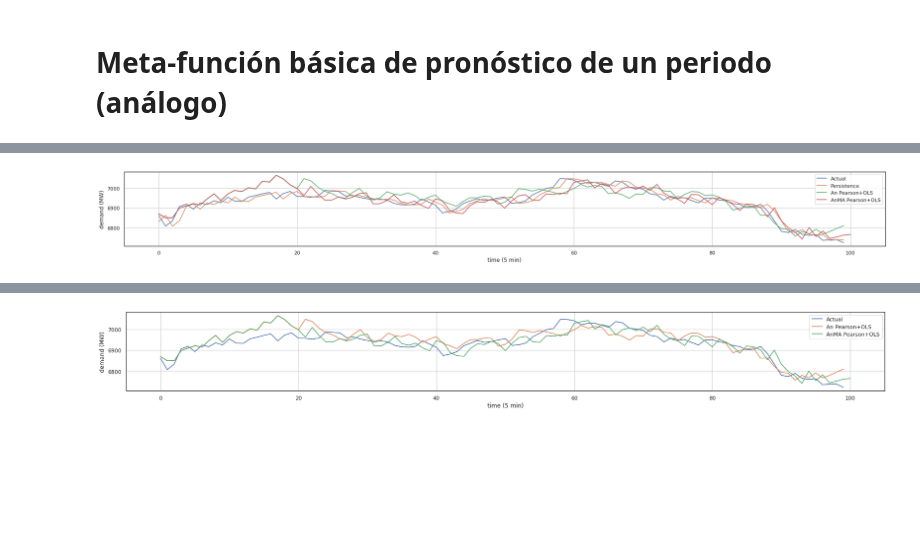
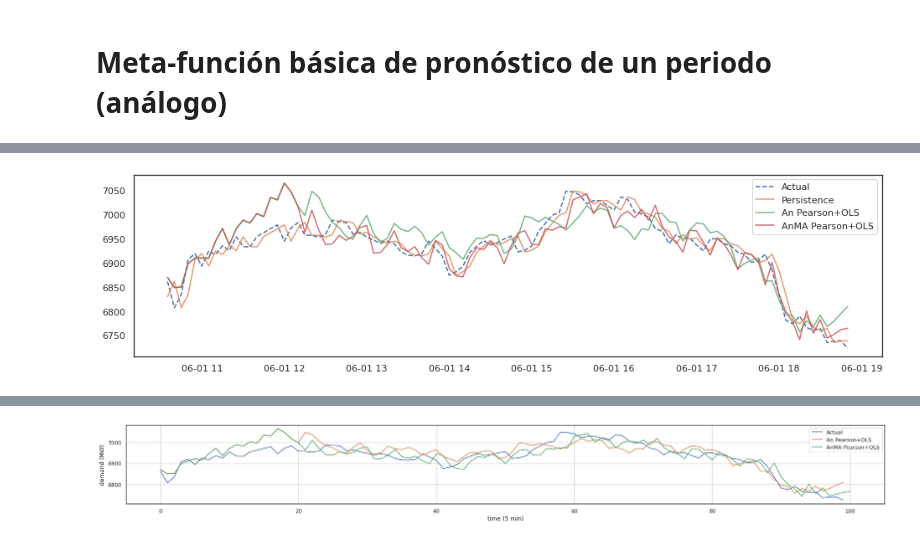
Before and after one commit to urieliram/statistical, a Jupyter notebook: Analog2.ipynb, the cells around one changed output, grey strips where cells are left out. Saved outputs shown, nothing was run; the diff lists cells and outputs as text; code cells hidden in the pictures; blank space fills up the shorter version.

```diff
--- a/Analog2.ipynb
+++ b/Analog2.ipynb
@@ -837,7 +876,7 @@ for to,tt,tf in positions_test:
 # %%
 test_ = []
 for to,tt,tf in positions_test:
-      test_ = test_+serie[tt:tf]
+      test_ = test_+serie1[tt:tf]
 print(len(forecast_))
 print(len(test_))
 # %% [output]
@@ -861,7 +900,7 @@ for to,tt,tf in positions_test:
     j=0
     for i in range(tt,tf,n_p):
         t_o = time.time()
-        forecast2_=forecast2_+persistent(serie[to+j:tt+j],n_p)
+        forecast2_=forecast2_+persistent(serie1[to+j:tt+j],n_p)
         time2_.append(time.time() - t_o)
         j=j+n_p
     modu=(tf-tt)%n_p
@@ -920,7 +959,7 @@ for to,tt,tf in positions_test:
         tol   = 0.8 ## tol: porcentaje de tolerancia de cercania entre vecinos
         d     = 'pearson'
         m     = 'OLSstep'
-        X_train = numpy.array(serie[to+j:tt+j])
+        X_train = numpy.array(serie1[to+j:tt+j])
 
         try:
             pred_, t_sel_, t_reg_, fail_ = analogo_knn(X_train, vsele=vsele, k=k, tol=tol, typedist=d, typereg=m, verbose=False)
@@ -938,7 +977,7 @@ for to,tt,tf in positions_test:
         if j >= 20 :
             print(nn)
             array1 = np.array(forecast3_[nn:-n_p])
-            array2 = np.array(serie[tt:tt+j])
+            array2 = np.array(serie1[tt:tt+j])
             epsilon = np.subtract(array1,array2)
             ar = AutoReg(epsilon, lags=1).fit()
             delta = ar.forecast(1)
@@ -1011,13 +1024,22 @@ if False:
-# %%
-fig, ax = plt.subplots(figsize=(30,3))
-ax.plot(test_,      label='Actual')
-ax.plot(forecast_ , label='Persistence')
-ax.plot(forecast3_, label='An Pearson+OLS')
-ax.plot(forecast4_, label='AnMA Pearson+OLS')
-ax.set(xlabel='time (5 min)', ylabel='demand (MW)')
-ax.grid()
-plt.legend()
-fig.savefig("test2.pdf")
-plt.show()
-# %% [output]
-[figure, removed]
+# %%
+date_i = df_5.reset_index().iloc[tt].Date
+# %%
+df_results = pd.DataFrame({
+  'datetime' : pd.date_range(date_i, periods=len(test_), freq="5T"),
+  'Actual' : test_,
+  'Persistence' : forecast_,
+  'An Pearson+OLS' : forecast3_,
+  'AnMA Pearson+OLS' : forecast4_
+})
+df_results = df_results.set_index('datetime')
+plt.figure(figsize=(16, 4))
+for c in df_results:
+  if c == 'Actual':
+    plt.plot(df_results[c], '--', label = c)
+  else:
+    plt.plot(df_results[c], label = c, alpha=0.8)
+plt.legend()
+plt.savefig("test2.pdf")
+plt.show()
+# %% [output]
+[figure, added]
```
Also changed, not shown: parts of 17 cells of this notebook.
